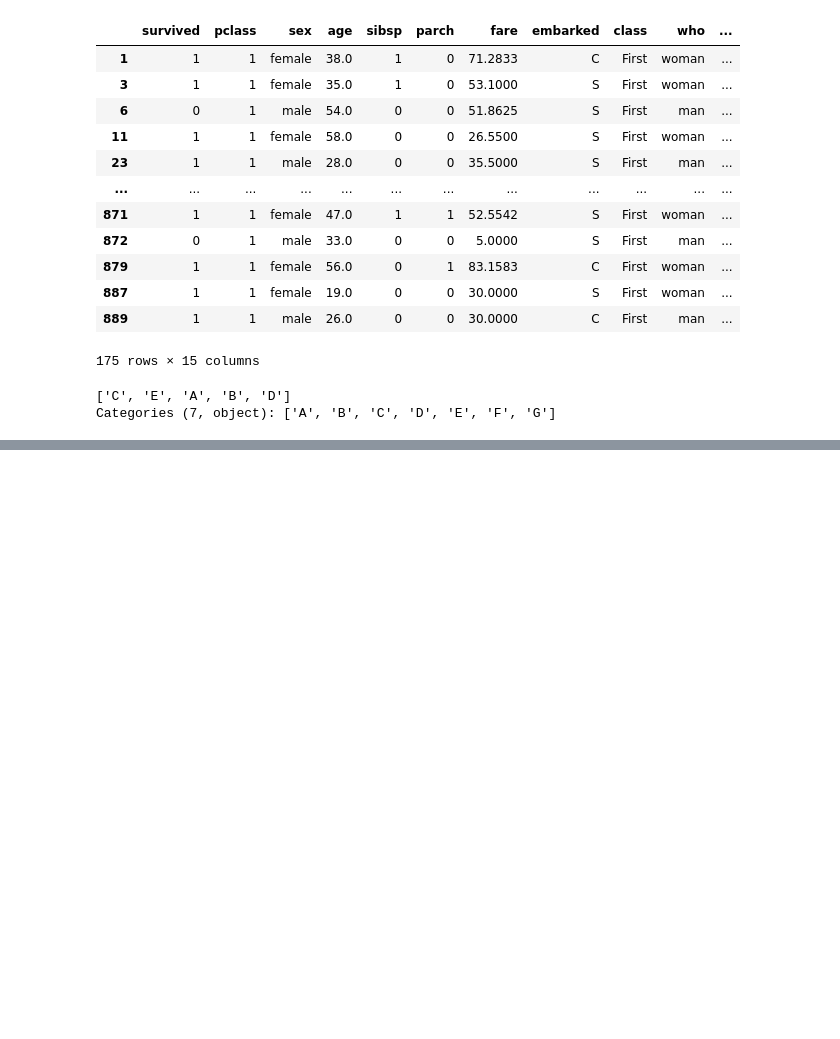
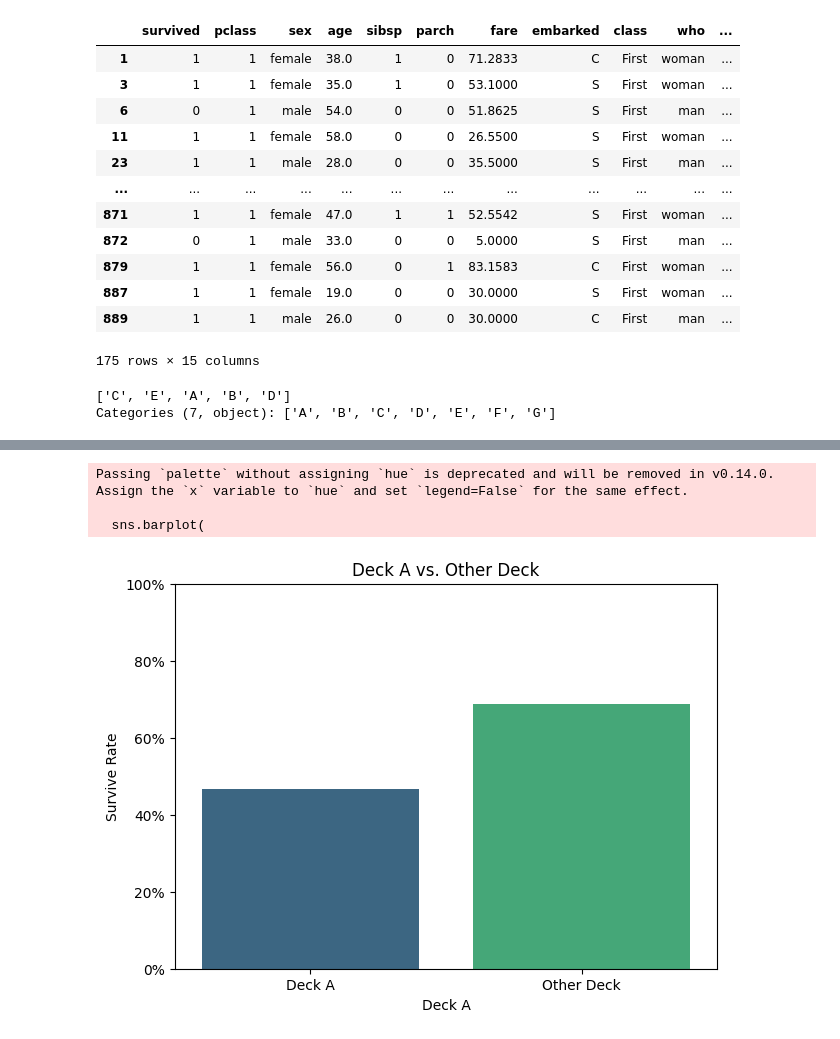
Before and after one commit to kk910925/Data-Analysis, a Jupyter notebook: 0725_Titanic.ipynb, the cells around one changed output, grey strips where cells are left out. Cells and saved outputs as stored; diff of their text form; code cells hidden in the pictures; blank space fills up the shorter version.

```diff
--- a/0725_Titanic.ipynb
+++ b/0725_Titanic.ipynb
@@ -241,0 +240,11 @@ def is_deck_a_g(deck_name):
+# %%
+def is_deck_a_g(deck_name):
+  if deck_name=='A':
+        return "Deck A"
+  elif deck_name=='G':
+        return "Deck G"
+  else:
+        return "Other Deck"
+
+first_class_df_with_deck['deck_group'] = first_class_df_with_deck['deck'].apply(is_deck_a_g)
+first_class_df_with_deck
@@ -241,0 +270,13 @@ def is_deck_a_g(deck_name):
+# %%
+# # 篩選出頭等艙 (pclass == 1) 且 'deck' 欄位非空值的乘客
+# first_class_df_with_deck = titanic_df[
+#     (titanic_df['pclass'] == 1) & (titanic_df['deck'].notna())].copy()
+
+# # 將甲板分為 'Deck A' 和 'Other Decks'
+# first_class_df_with_deck['deck_group'] = first_class_df_with_deck['deck'].apply(lambda x: 'Deck A' if x == 'A' else 'Other Decks')
+
+# 計算這兩組的生存率
+survival_rates_first_class_by_deck_group = first_class_df_with_deck.groupby('deck_group')['survived'].mean().reset_index()
+
+print("頭等艙乘客在 Deck A or G 與其他甲板的生存率：")
+display(survival_rates_first_class_by_deck_group)
@@ -241,0 +312,20 @@ def is_deck_a_g(deck_name):
+# %%
+plt.figure(figsize=(7, 5))
+sns.barplot(
+    x='deck_group',
+    y='survived',
+    data=survival_rates_first_class_by_deck_group,
+    palette='viridis',
+    errorbar=None
+)
+plt.title('Deck A vs. Other Deck')
+plt.xlabel('Deck A')
+plt.ylabel('Survive Rate')
+plt.ylim(0, 1) # 設定 Y 軸範圍在 0 到 1 之間，因為是生存率
+plt.gca().yaxis.set_major_formatter(mtick.PercentFormatter(xmax=1))
+plt.show()
+# %% [output]
+Passing `palette` without assigning `hue` is deprecated and will be removed in v0.14.0. Assign the `x` variable to `hue` and set `legend=False` for the same effect.
+
+  sns.barplot(
+[figure, added]
```
Also changed, not shown: parts of 24 cells of this notebook.
